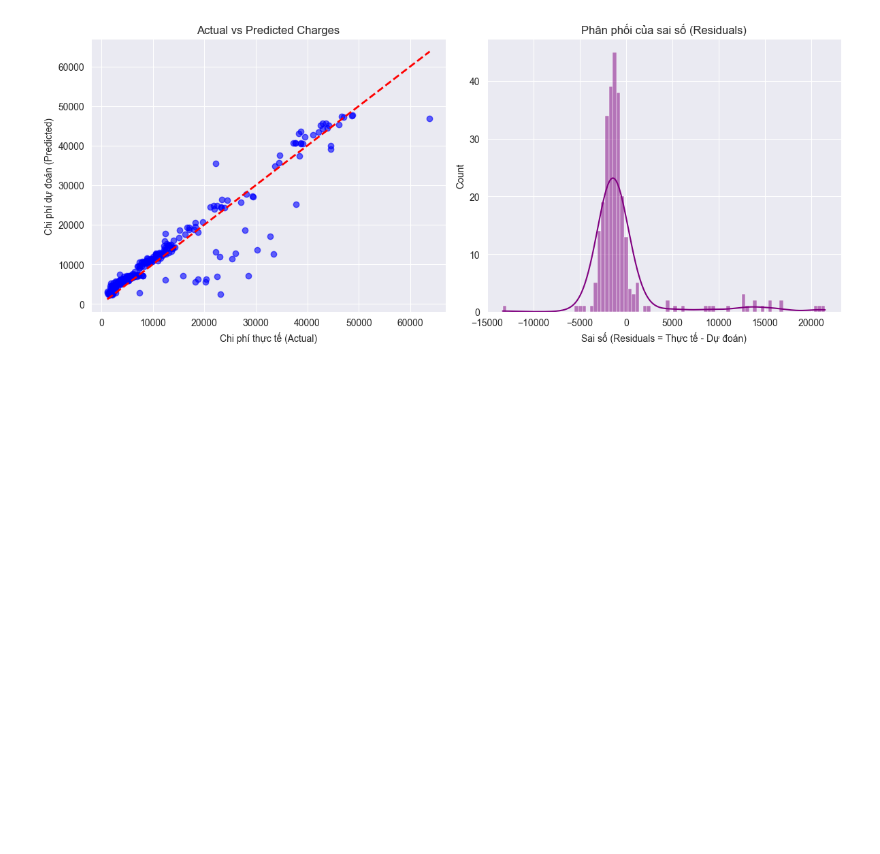
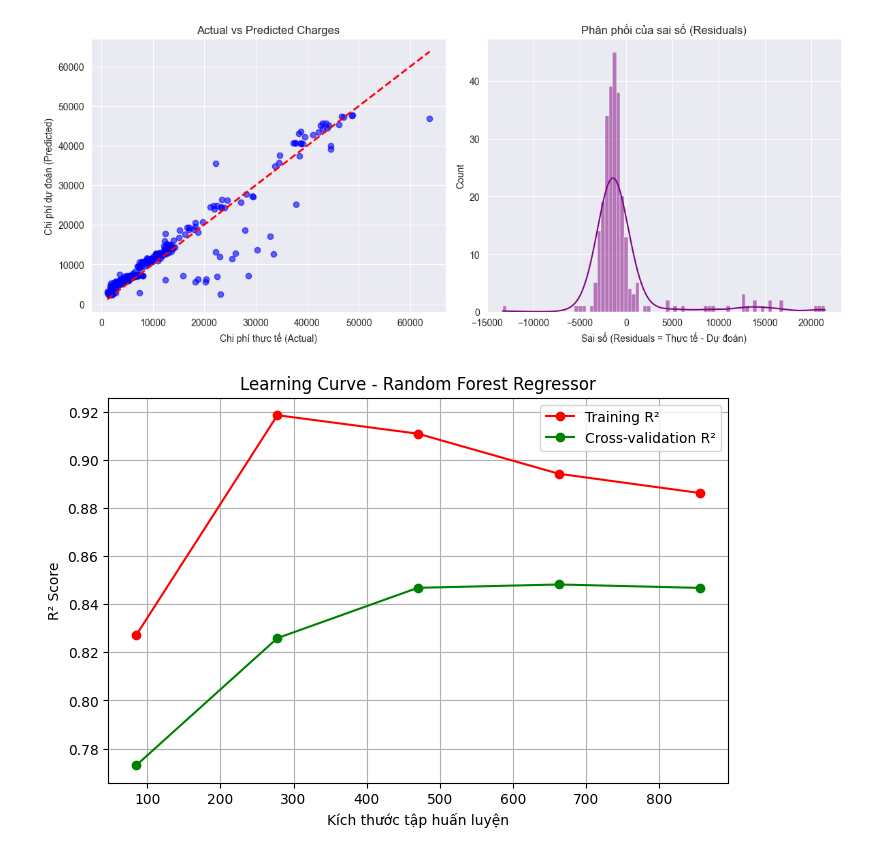
Before and after one commit to donguyen6c/Medical-Insurance, a Jupyter notebook: notebooks/venv_pycaret/modeling/random_forest_regressor.ipynb, the cells around one changed output. Cells and saved outputs as stored; diff of their text form; code cells hidden in the pictures; blank space fills up the shorter version.

Commit message:
Learning Curves

```diff
--- a/notebooks/venv_pycaret/modeling/random_forest_regressor.ipynb
+++ b/notebooks/venv_pycaret/modeling/random_forest_regressor.ipynb
@@ -219,3 +219,30 @@ plt.tight_layout()
 plt.show()
 # %% [output]
 [figure]
+# %%
+from sklearn.model_selection import learning_curve
+
+# Tính toán learning curve (dùng R2 làm scoring)
+train_sizes, train_scores, test_scores = learning_curve(
+    best_model, X_train, y_train, cv=5,
+    scoring='r2',
+    train_sizes=np.linspace(0.1, 1.0, 5),
+    n_jobs=-1
+)
+
+# Tính trung bình score
+train_scores_mean = np.mean(train_scores, axis=1)
+test_scores_mean = np.mean(test_scores, axis=1)
+
+# Vẽ biểu đồ
+plt.figure(figsize=(8, 5))
+plt.plot(train_sizes, train_scores_mean, 'o-', color="r", label="Training R²")
+plt.plot(train_sizes, test_scores_mean, 'o-', color="g", label="Cross-validation R²")
+plt.xlabel("Kích thước tập huấn luyện")
+plt.ylabel("R² Score")
+plt.title("Learning Curve - Random Forest Regressor")
+plt.legend(loc="best")
+plt.grid(True)
+plt.show()
+# %% [output]
+[figure, added]
```
